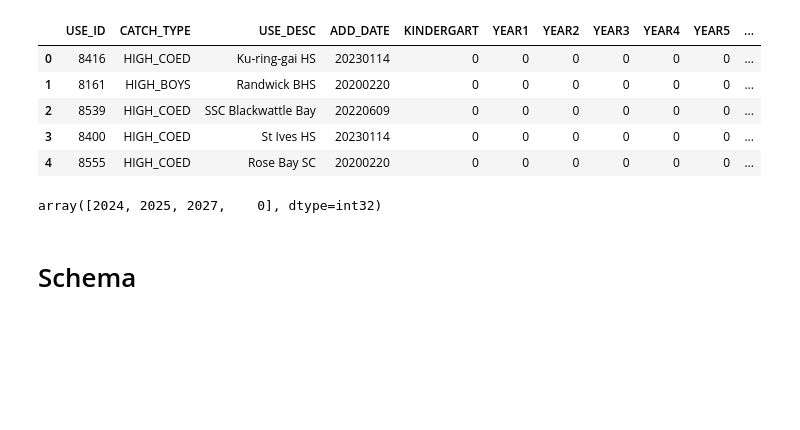
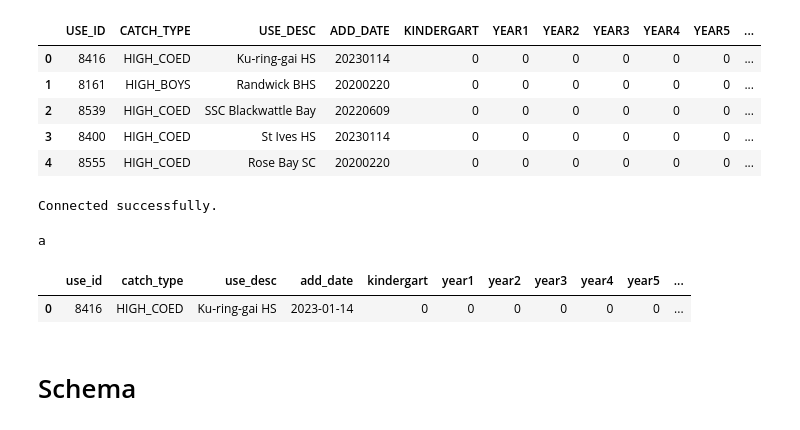
Before and after one commit to fantasticFregata/DATA2001-Assignment, a Jupyter notebook: Assignment.ipynb, the cells around one changed output. Cells and saved outputs as stored; diff of their text form; code cells hidden in the pictures; blank space fills up the shorter version.

```diff
--- a/Assignment.ipynb
+++ b/Assignment.ipynb
@@ -751,7 +759,42 @@ future_data.head()
 # %%
-future_data["YEAR12"].unique()
+reset()
+conn.execute(text("""
+DROP TABLE IF EXISTS fcatch;
+CREATE TABLE fcatch(
+    use_id INTEGER PRIMARY KEY,
+    catch_type VARCHAR(50),
+    use_desc VARCHAR(50),
+    add_date DATE,
+    kindergart SMALLINT,
+    year1 SMALLINT,
+    year2 SMALLINT,
+    year3 SMALLINT,
+    year4 SMALLINT,
+    year5 SMALLINT,
+    year6 SMALLINT,
+    year7 SMALLINT,
+    year8 SMALLINT,
+    year9 SMALLINT,
+    year10 SMALLINT,
+    year11 SMALLINT,
+    year12 SMALLINT,
+    geom GEOMETRY(MULTIPOLYGON, 4283)
+);"""))
+conn.commit()
 # %% [output]
-array([2024, 2025, 2027,    0], dtype=int32)
+Connected successfully.
+# %%
+#reset()
+future_data.to_sql('fcatch', conn, if_exists='append', index=False, dtype={'geom': Geometry('MULTIPOLYGON', srid)})
+conn.commit()
+print("a")
+# %% [output]
+a
+# %%
+query("select * from fcatch limit 1")
+# %% [output]
+|  | use_id | catch_type | use_desc | add_date | kindergart | year1 | year2 | year3 | year4 | year5 | ... |
+| 0 | 8416 | HIGH_COED | Ku-ring-gai HS | 2023-01-14 | 0 | 0 | 0 | 0 | 0 | 0 | ... |
 # %% [markdown]
 # Schema
 # %% [markdown]
```
Also changed, not shown: parts of 2 cells of this notebook.
